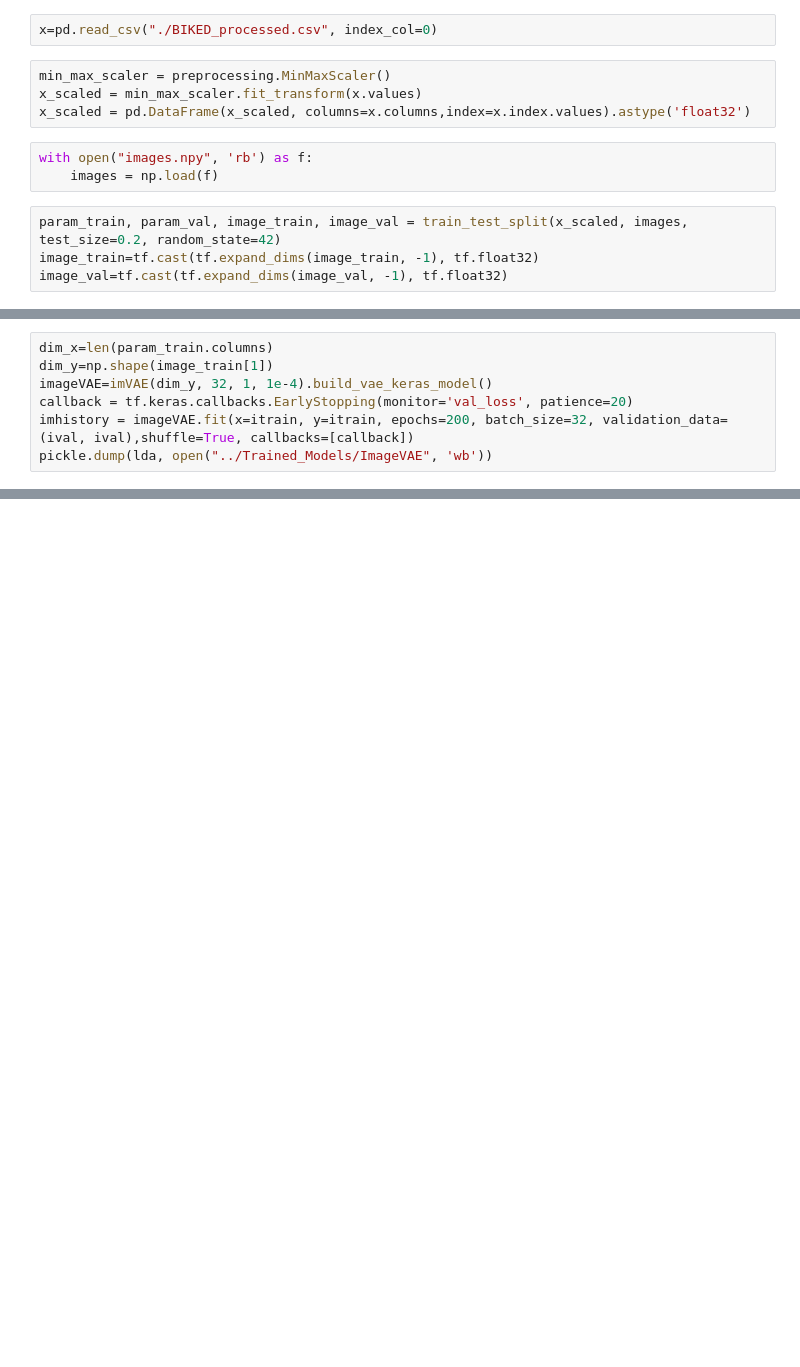
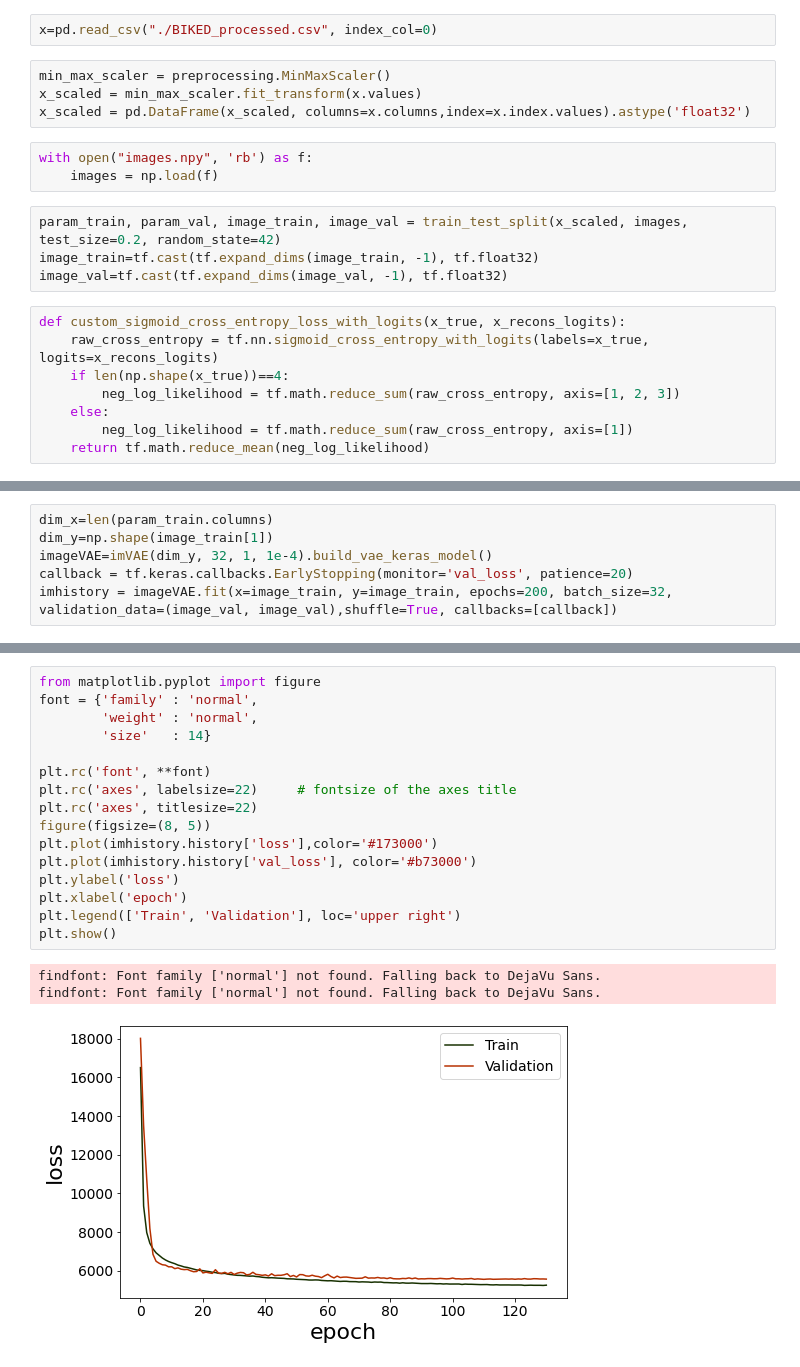
Before and after one commit to Lyleregenwetter/2.s997-Demo-Materials, a Jupyter notebook: CP2 Testing/VAE Solution.ipynb, the cells around one changed output, grey strips where cells are left out. Saved outputs shown, nothing was run; the diff lists cells and outputs as text; blank space fills up the shorter version.

```diff
--- a/CP2 Testing/VAE Solution.ipynb
+++ b/CP2 Testing/VAE Solution.ipynb
@@ -22,6 +23,14 @@ with open("images.npy", 'rb') as f:
 param_train, param_val, image_train, image_val = train_test_split(x_scaled, images, test_size=0.2, random_state=42)
 image_train=tf.cast(tf.expand_dims(image_train, -1), tf.float32)
 image_val=tf.cast(tf.expand_dims(image_val, -1), tf.float32)
+# %%
+def custom_sigmoid_cross_entropy_loss_with_logits(x_true, x_recons_logits):
+    raw_cross_entropy = tf.nn.sigmoid_cross_entropy_with_logits(labels=x_true, logits=x_recons_logits)
+    if len(np.shape(x_true))==4:
+        neg_log_likelihood = tf.math.reduce_sum(raw_cross_entropy, axis=[1, 2, 3])
+    else:
+        neg_log_likelihood = tf.math.reduce_sum(raw_cross_entropy, axis=[1])
+    return tf.math.reduce_mean(neg_log_likelihood)
 # %%
 class imVAE:
     def __init__(self, imdims, latent_dim, kl_weight, learning_rate):
@@ -116,6 +120,5 @@ dim_x=len(param_train.columns)
 dim_y=np.shape(image_train[1])
 imageVAE=imVAE(dim_y, 32, 1, 1e-4).build_vae_keras_model()
 callback = tf.keras.callbacks.EarlyStopping(monitor='val_loss', patience=20)
-imhistory = imageVAE.fit(x=itrain, y=itrain, epochs=200, batch_size=32, validation_data=(ival, ival),shuffle=True, callbacks=[callback])
-pickle.dump(lda, open("../Trained_Models/ImageVAE", 'wb'))
+imhistory = imageVAE.fit(x=image_train, y=image_train, epochs=200, batch_size=32, validation_data=(image_val, image_val),shuffle=True, callbacks=[callback])
 # %% [output]
@@ -122,0 +142,20 @@ NameError: name 'tfp' is not defined
+# %%
+from matplotlib.pyplot import figure
+font = {'family' : 'normal',
+        'weight' : 'normal',
+        'size'   : 14}
+
+plt.rc('font', **font)
+plt.rc('axes', labelsize=22)     # fontsize of the axes title
+plt.rc('axes', titlesize=22)
+figure(figsize=(8, 5))
+plt.plot(imhistory.history['loss'],color='#173000')
+plt.plot(imhistory.history['val_loss'], color='#b73000')
+plt.ylabel('loss')
+plt.xlabel('epoch')
+plt.legend(['Train', 'Validation'], loc='upper right')
+plt.show()
+# %% [output]
+findfont: Font family ['normal'] not found. Falling back to DejaVu Sans.
+findfont: Font family ['normal'] not found. Falling back to DejaVu Sans.
+[figure, added]
```
Also changed, not shown: parts of 13 cells of this notebook, 5 other files.
